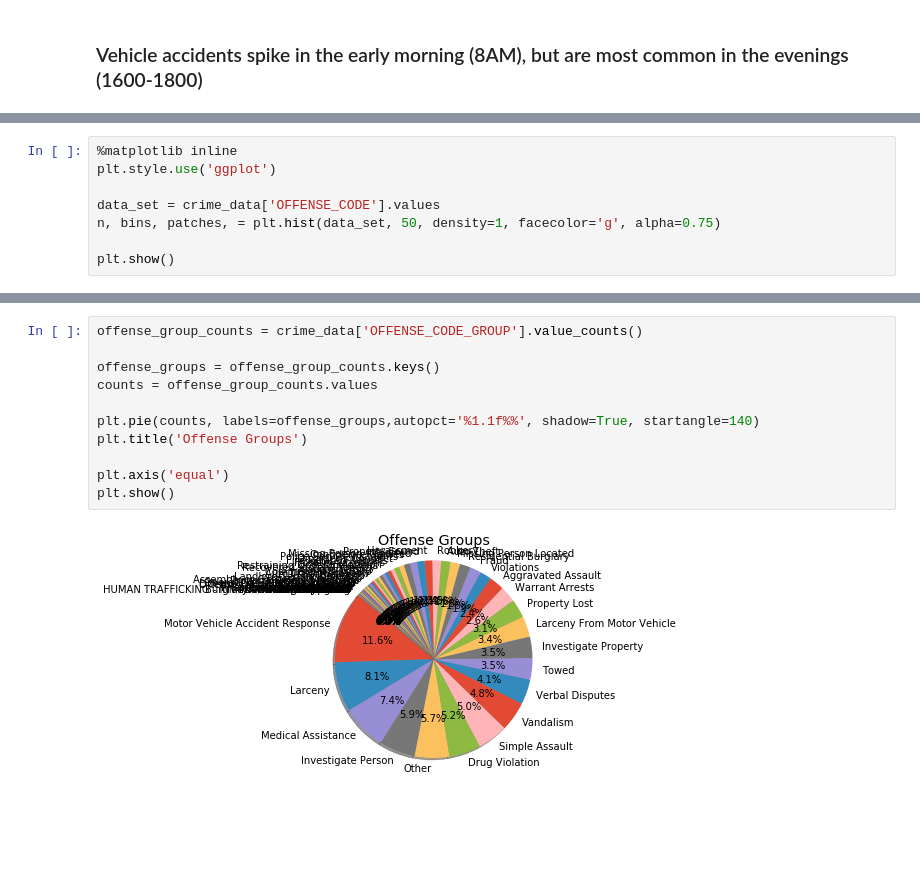
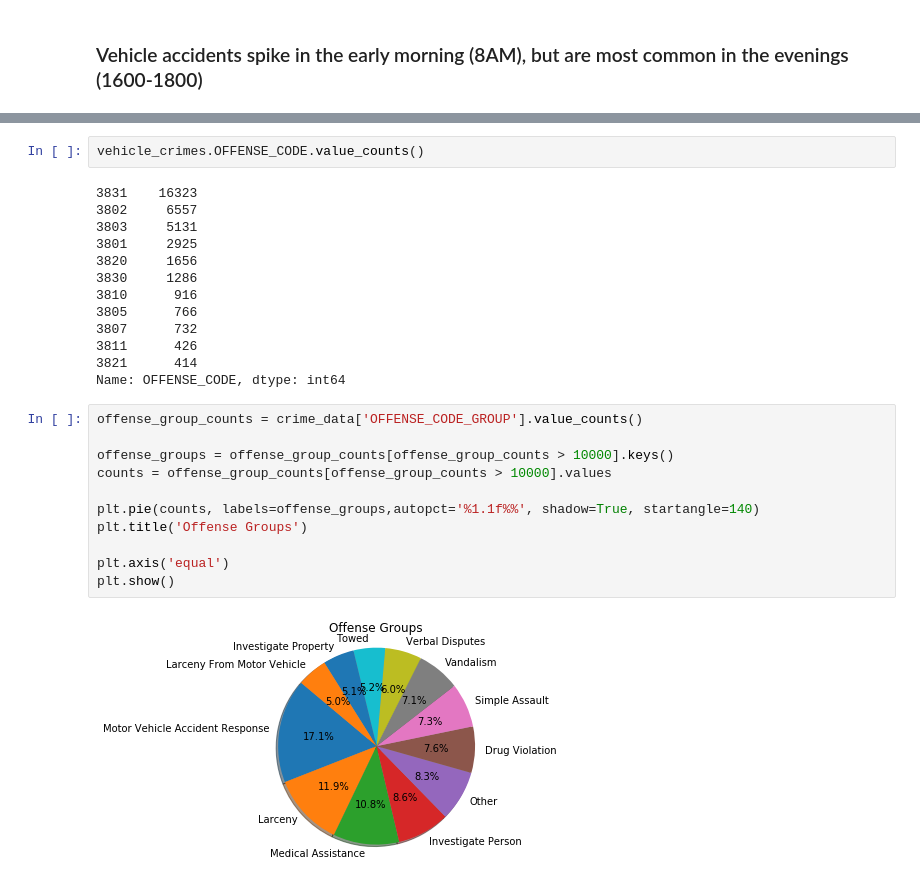
Before and after one commit to royceschultz/Data-Analysis, a Jupyter notebook: CrimeData.ipynb, the cells around one changed output, grey strips where cells are left out. Cells and saved outputs as stored; diff of their text form; blank space fills up the shorter version.

```diff
--- a/CrimeData.ipynb
+++ b/CrimeData.ipynb
@@ -111,8 +148,0 @@ Bue = Weekday (Sun-Thurs)
-# %%
-%matplotlib inline
-plt.style.use('ggplot')
-
-data_set = crime_data['OFFENSE_CODE'].values
-n, bins, patches, = plt.hist(data_set, 50, density=1, facecolor='g', alpha=0.75)
-
-plt.show()
@@ -121,13 +178,28 @@ plt.show()
+# %%
+vehicle_crimes.OFFENSE_CODE.value_counts()
+# %% [output]
+3831    16323
+3802     6557
+3803     5131
+3801     2925
+3820     1656
+3830     1286
+3810      916
+3805      766
+3807      732
+3811      426
+3821      414
+Name: OFFENSE_CODE, dtype: int64
 # %%
 offense_group_counts = crime_data['OFFENSE_CODE_GROUP'].value_counts()
 
-offense_groups = offense_group_counts.keys()
-counts = offense_group_counts.values
+offense_groups = offense_group_counts[offense_group_counts > 10000].keys()
+counts = offense_group_counts[offense_group_counts > 10000].values
 
 plt.pie(counts, labels=offense_groups,autopct='%1.1f%%', shadow=True, startangle=140)
 plt.title('Offense Groups')
 
 plt.axis('equal')
 plt.show()
 # %% [output]
-[figure, old version]
+[figure, new version]
```
Also changed, not shown: parts of 11 cells of this notebook.
